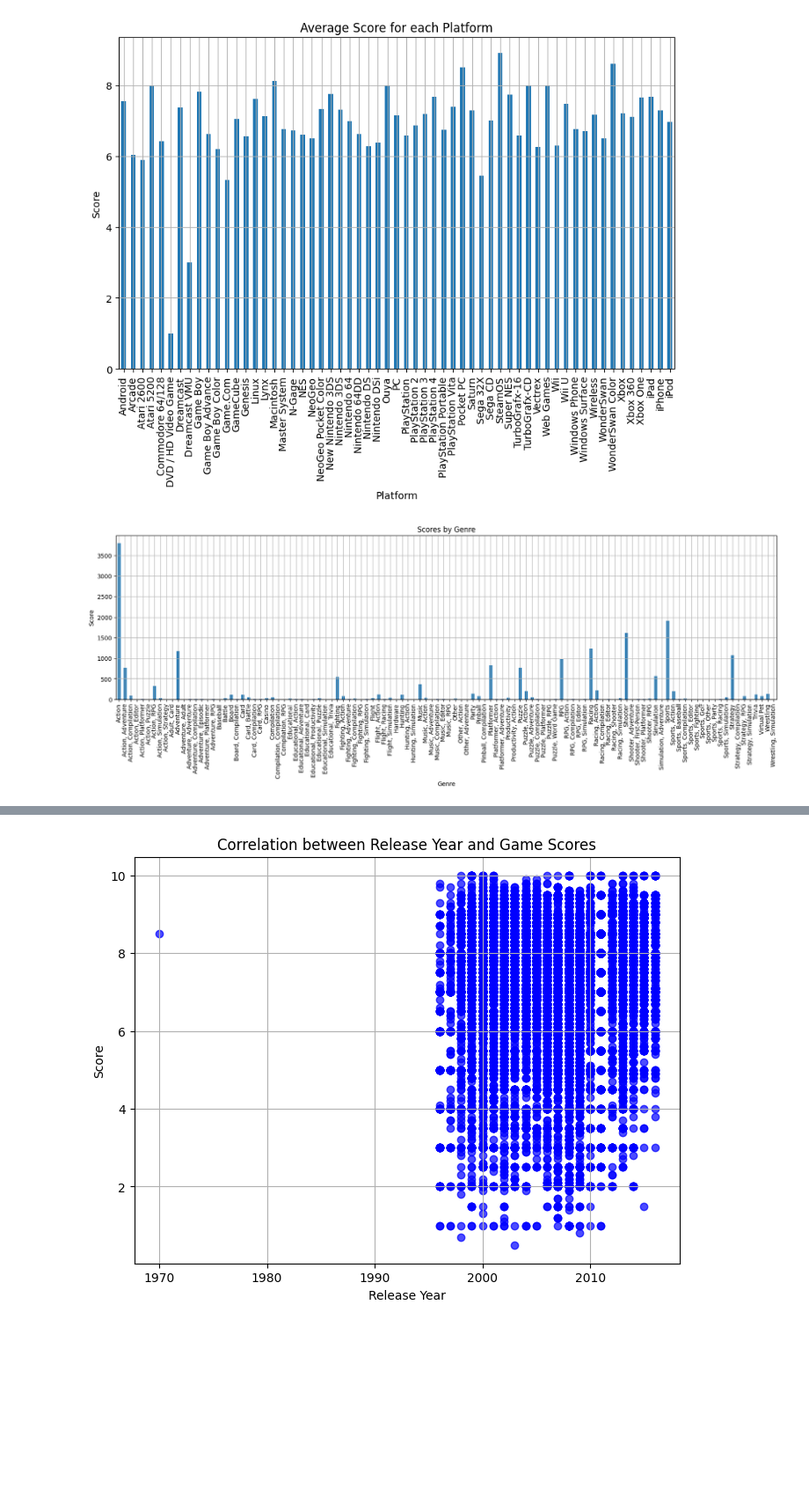
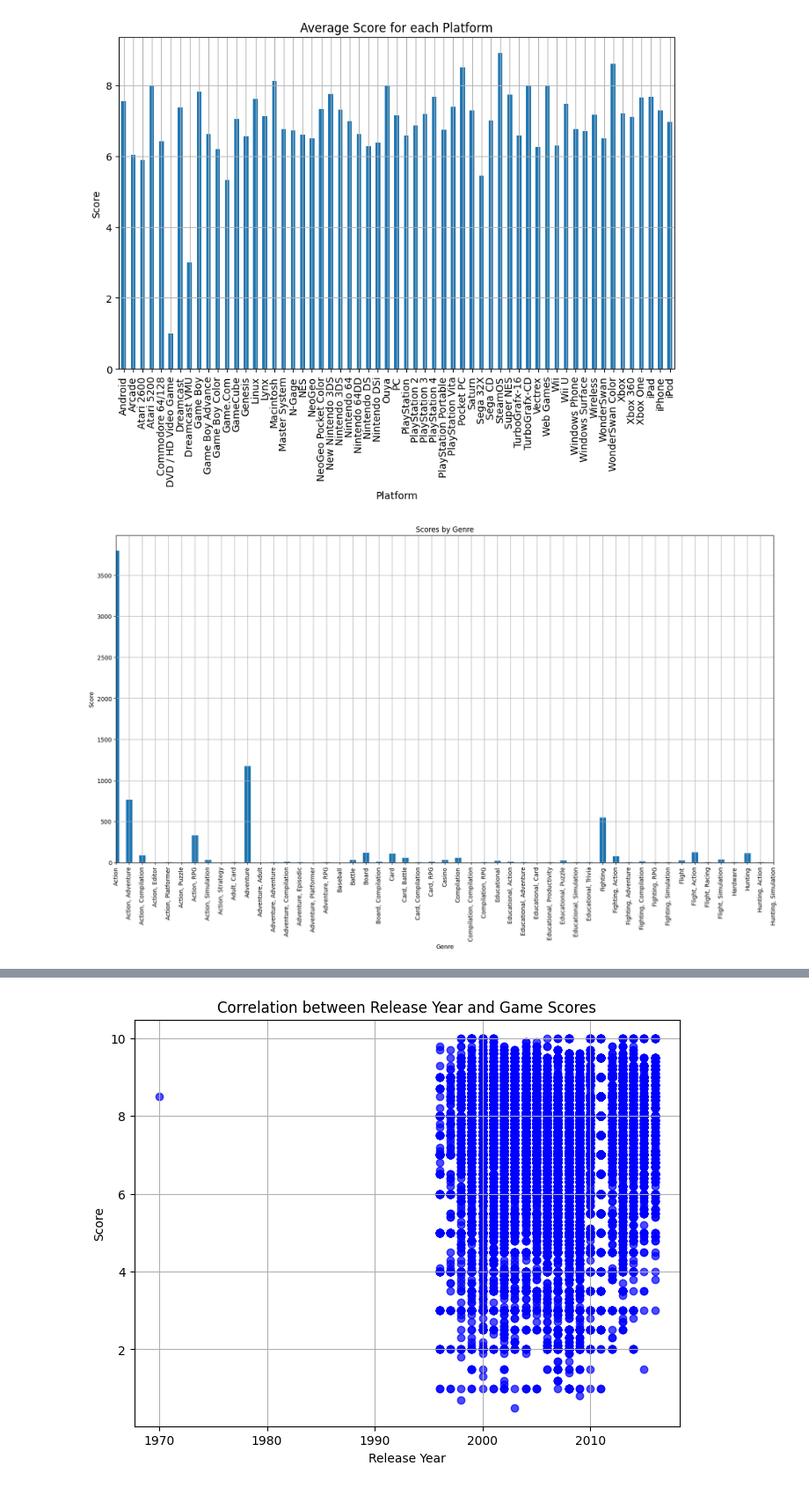
Before and after one commit to FranciscoTeon/Video-game-ratings-best-to-worst-Data-Analysis, a Jupyter notebook: notebooks/IGNData_Analysis_project.ipynb, the cells around one changed output, grey strips where cells are left out. Shown at 88% size. Cells and saved outputs as stored; diff of their text form; code cells hidden in the pictures; blank space fills up the shorter version.

```diff
--- a/notebooks/IGNData_Analysis_project.ipynb
+++ b/notebooks/IGNData_Analysis_project.ipynb
@@ -317,11 +439,13 @@ plt.show()
 [figure]
 # %%
 #How do scores vary by genre?
-plt.figure(figsize=(20, 5))
+plt.figure(figsize=(20, 10))
 ign_df.groupby('genre')['score'].count().plot(kind="bar")
 plt.title('Scores by Genre')
 plt.xlabel('Genre')
 plt.ylabel('Score')
+plt.xlim(0, 50)
 plt.grid(True)
+plt.show()
 # %% [output]
-[figure, old version]
+[figure, new version]
```
Also changed, not shown: parts of 34 cells of this notebook.
